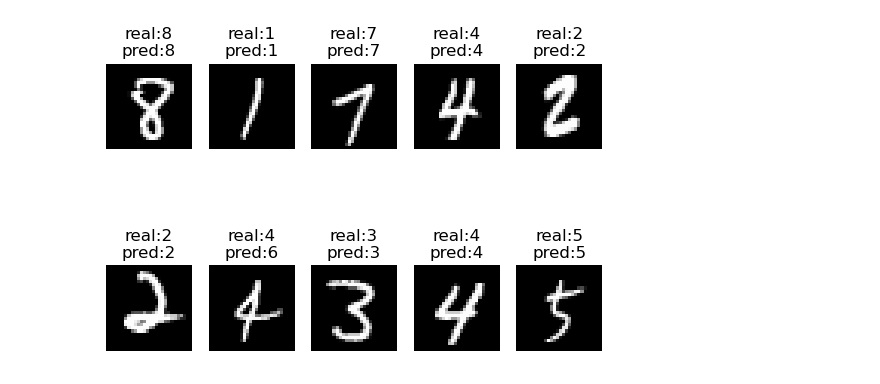
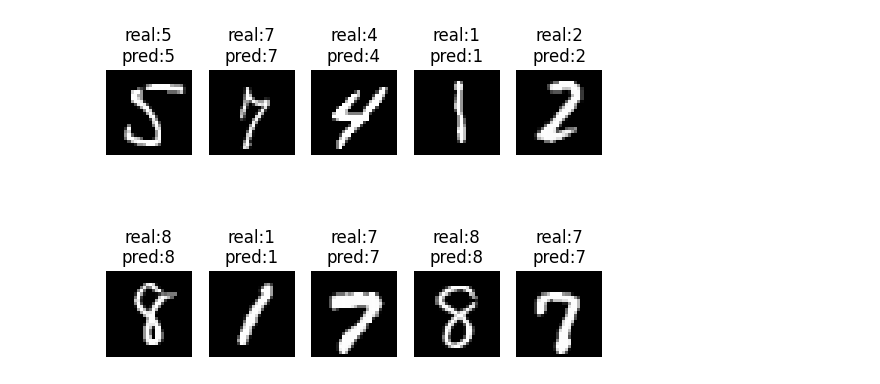
Before and after one commit to wliafe/homework, a Jupyter notebook: main/MLP.ipynb, the cells around one changed output. Drawn from its saved outputs; the diff is of its cells as text; code cells hidden in the pictures.

```diff
--- a/main/MLP.ipynb
+++ b/main/MLP.ipynb
@@ -2,3 +2,12 @@
 import torch
 from torch import nn, optim
 import mltools
+# %%
+device=torch.device('cuda')
+train_iter, val_iter, test_iter = mltools.mnist(batch_size=1000)  # 获取训练集、验证集和测试集
+model = nn.Sequential(nn.Flatten(), nn.Linear(784, 256), nn.ReLU(), nn.Linear(256, 10))  # 设置模型结构
+model.to(device)
+loss = nn.CrossEntropyLoss()
+optimizer = optim.SGD(model.parameters(), lr=1e-1)
+ml = mltools.SupervisedLearning('mlp')
+ml.add_model(model)
@@ -95,4 +81,11 @@ ml.test()  # 测试
 # %%
-ml.predict()  # 预测
+# 预测模型
+x, y = next(iter(test_iter))  # 从测试中取一个批量
+x = x[:10].to(device)
+y = y[:10].to(device)
+y_pred = model(x)  # 计算模型
+y_pred = y_pred.argmax(dim=1)  # 计算预测
+labels = [f'real:{y[index]}\npred:{y_pred[index]}' for index in range(y.numel())]
+mltools.images(x.squeeze(1), labels, shape=(2, 5))
 # %% [output]
-[figure, old version]
+[figure, new version]
```
Also changed, not shown: parts of 5 cells of this notebook, 1 other file.
